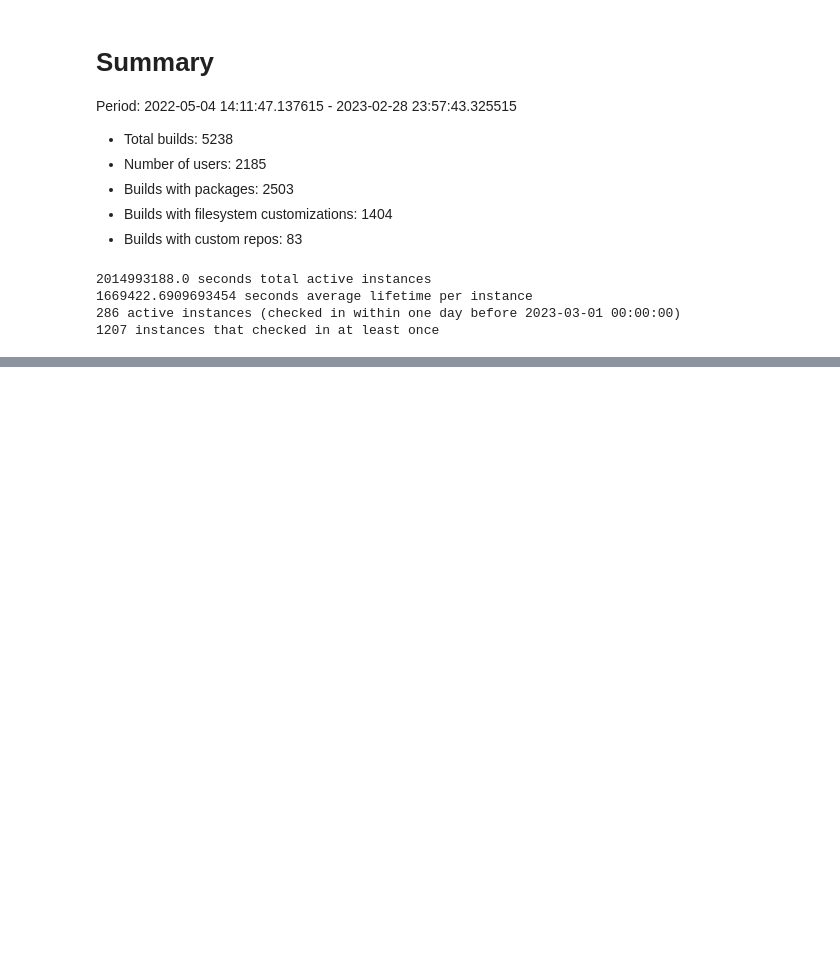
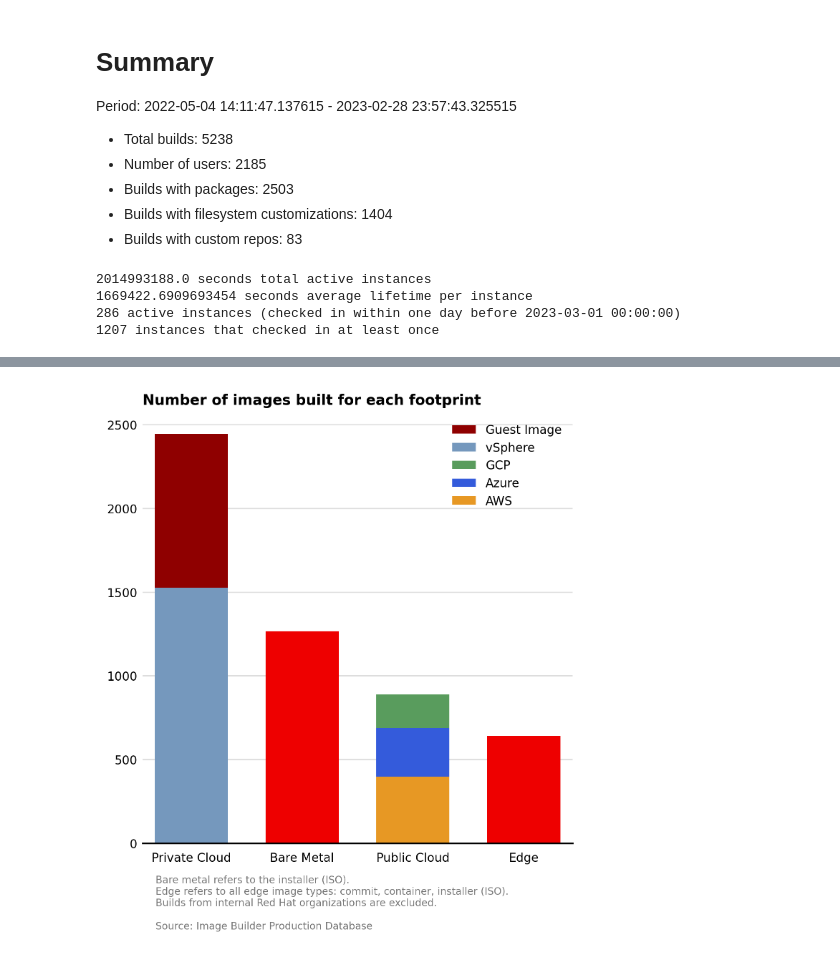
Before and after one commit to larskarlitski/metrics, a Jupyter notebook: notebooks/Report.ipynb, the cells around one changed output, grey strips where cells are left out. Drawn from its saved outputs; the diff is of its cells as text; code cells hidden in the pictures; blank space fills up the shorter version.

```diff
--- a/notebooks/Report.ipynb
+++ b/notebooks/Report.ipynb
@@ -273,0 +130,5 @@ Text(0.13, -0.11, 'Bare metal refers to the installer (ISO).\nEdge refers to all
+# %%
+fig = plt.figure(figsize=(4, 4))
+ib.plot.footprints_stacked(builds, fig)
+# %% [output]
+[figure, added]
```
Also changed, not shown: parts of 3 cells of this notebook, 1 other file.
